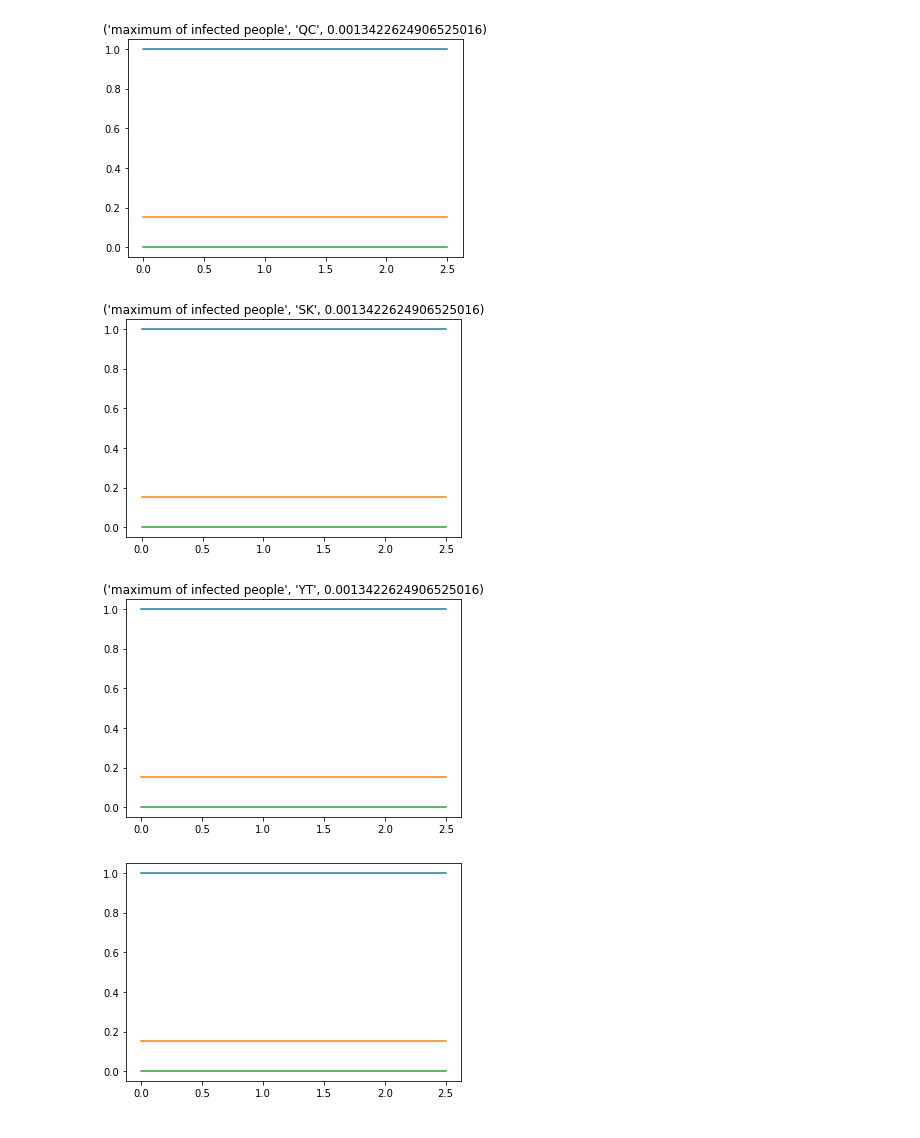
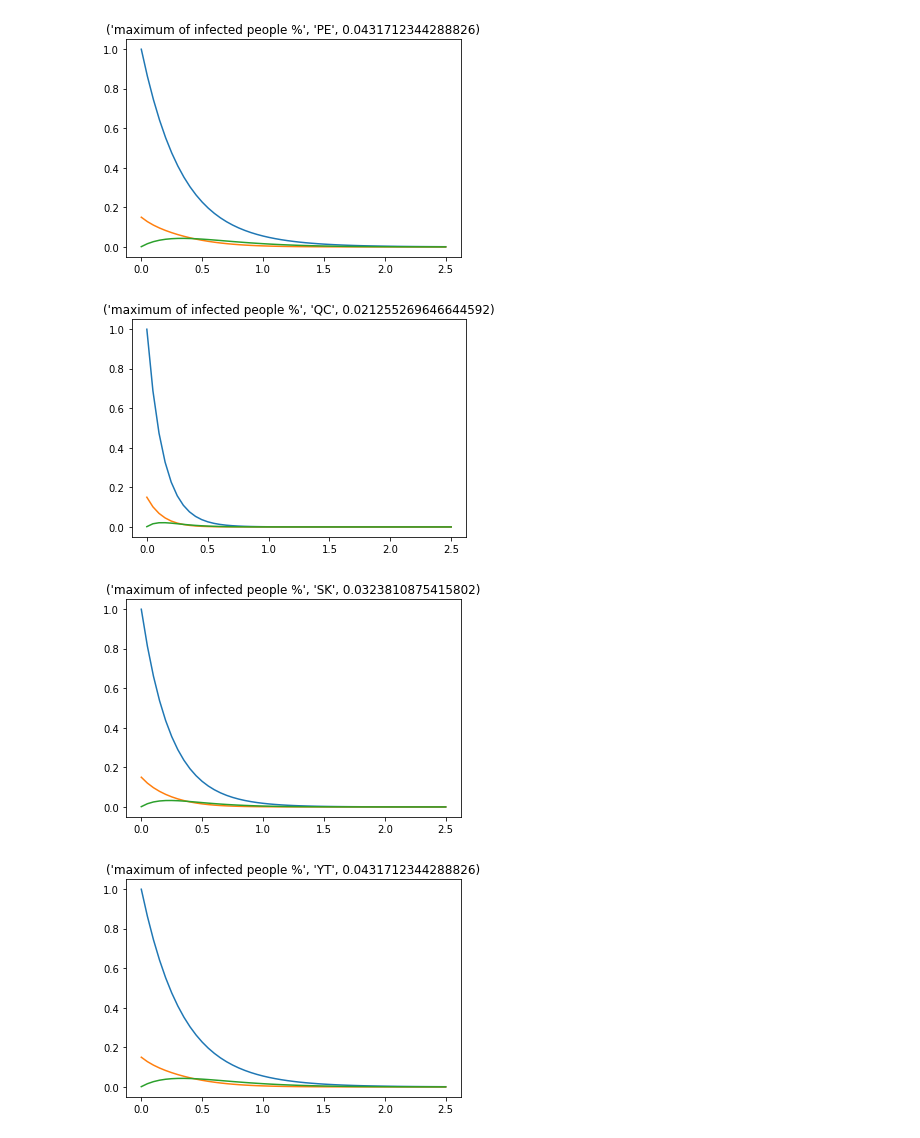
Before and after one commit to periwinklemctartins/Coronavirus--Propogation-Simulation, a Jupyter notebook: Untitled0.ipynb, the cells around one changed output. Drawn from its saved outputs; the diff is of its cells as text; code cells hidden in the pictures.

Commit message:
Fixed order of graphs and provinces

```diff
--- a/Untitled0.ipynb
+++ b/Untitled0.ipynb
@@ -97,22 +96,23 @@ I0 = Infected/PopulationCanada
 dt = 0.05; nt = 50
 
 # We pick the parameters as follows
-alpha = 0.0       #rate of exposed people that get sick
-beta  = 0.0       #rate of interaction of exposed and susceptible
-gamma = 0.0       #rate of interaction infected and susceptible
-mu    = 0.0       #rate of pepole who get resistence or die
-kE    = 0.0       #Exposed people that move around
-kS    = 0.0       #Susceptible people that move around
-kI    = 0.000     #Sick people that move around (Diffusion of sick people)
+alpha = 2.0       #rate of exposed people that get sick
+beta  = 1.5       #rate of interaction of exposed and susceptible
+gamma = 4.0       #rate of interaction infected and susceptible
+mu    = 0.3       #rate of pepole who get resistence or die
+kE    = 0.5       #Exposed people that move around
+kS    = 0.5       #Susceptible people that move around
+kI    = 0.500     #Sick people that move around (Diffusion of sick people)
 theta = torch.tensor([alpha, beta, gamma, mu, kE, kS, kI])
 
+P = ['AB', 'BC', 'MB', 'NB', 'NL', 'NT', 'NS', 'NU', 'ON', 'PE', 'QC', 'SK', 'YT']
+for n in range(13):
 
-for n in range(13):
   S, E, I = integrateSEI(theta,S0,E0,I0,dt,nt)
 
   t = np.arange(nt+1)*dt
-  title = 'maximum of infected people', P[n], torch.max(I).item()
+  title = 'maximum of infected people %', P[n], torch.max(I).item()
+  plt.figure(n)
   plt.title(title)
-  plt.figure(n)
   plt.plot(t,S,t,E,t,I)
 # %% [output]
@@ -128,7 +128,7 @@ for n in range(13):
-[figure, old version]
+[figure, new version]
-[figure, old version]
+[figure, new version]
-[figure, old version]
+[figure, new version]
-[figure, old version]
+[figure, new version]
 # %%
 #def ChemReacTime(beta,gamma,S0,E0,I0,dt,nt):  #Looks to be similar to integrateSEI
 #
```
Also changed, not shown: parts of 4 cells of this notebook.
